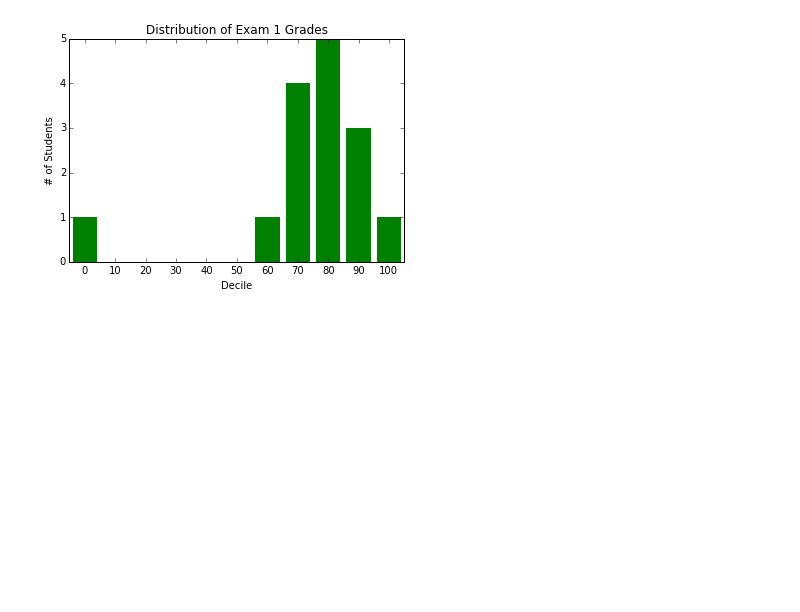
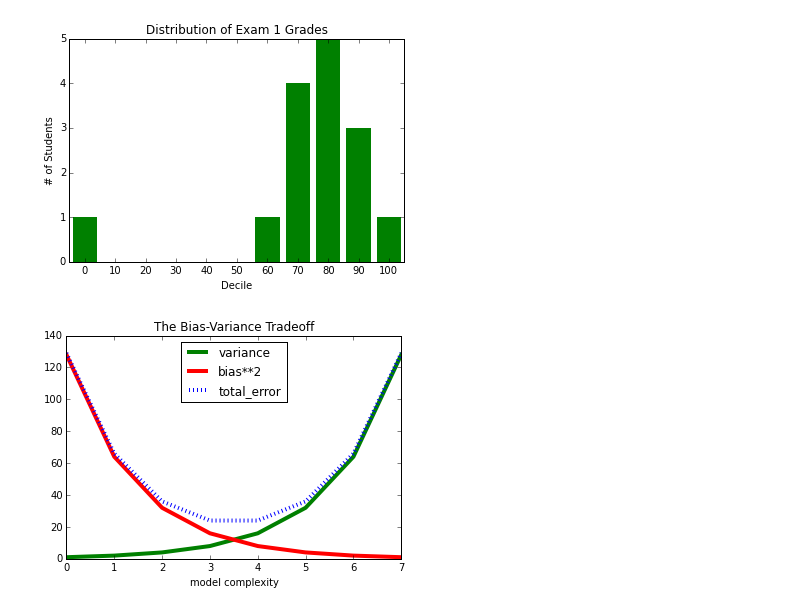
Before and after one commit to john-science/data_science_from_scratch, a Jupyter notebook: chapters/3_visualizing_data/matplotlib.ipynb, the cells around one changed output. Saved outputs shown, nothing was run; the diff lists cells and outputs as text; code cells hidden in the pictures; blank space fills up the shorter version.

```diff
--- a/chapters/3_visualizing_data/matplotlib.ipynb
+++ b/chapters/3_visualizing_data/matplotlib.ipynb
@@ -62,3 +62,25 @@ plt.title("Distribution of Exam 1 Grades")
 plt.show()
 # %% [output]
 [figure]
+# %%
+''' line charts '''
+%matplotlib inline
+from matplotlib import pyplot as plt
+
+variance = [2**x for x in range(8)]
+bias_squared = variance[::-1]
+total_error= [x + y for x, y in zip(variance, bias_squared)]
+xs = [i for i, _ in enumerate(variance)]
+
+# multiple calls to plt.plot will add multiple lines to the same graph
+plt.plot(xs, variance, 'g-', label='variance', linewidth=4)
+plt.plot(xs, bias_squared, 'r-', label='bias**2', linewidth=4)
+plt.plot(xs, total_error, 'b:', label='total_error', linewidth=4)
+
+# because we've assigned labels to each series, the legend is easy
+plt.legend(loc=9)  # this means top-center
+plt.xlabel("model complexity")
+plt.title("The Bias-Variance Tradeoff")
+plt.show()
+# %% [output]
+[figure, added]
```
Also changed, not shown: parts of 2 cells of this notebook.
